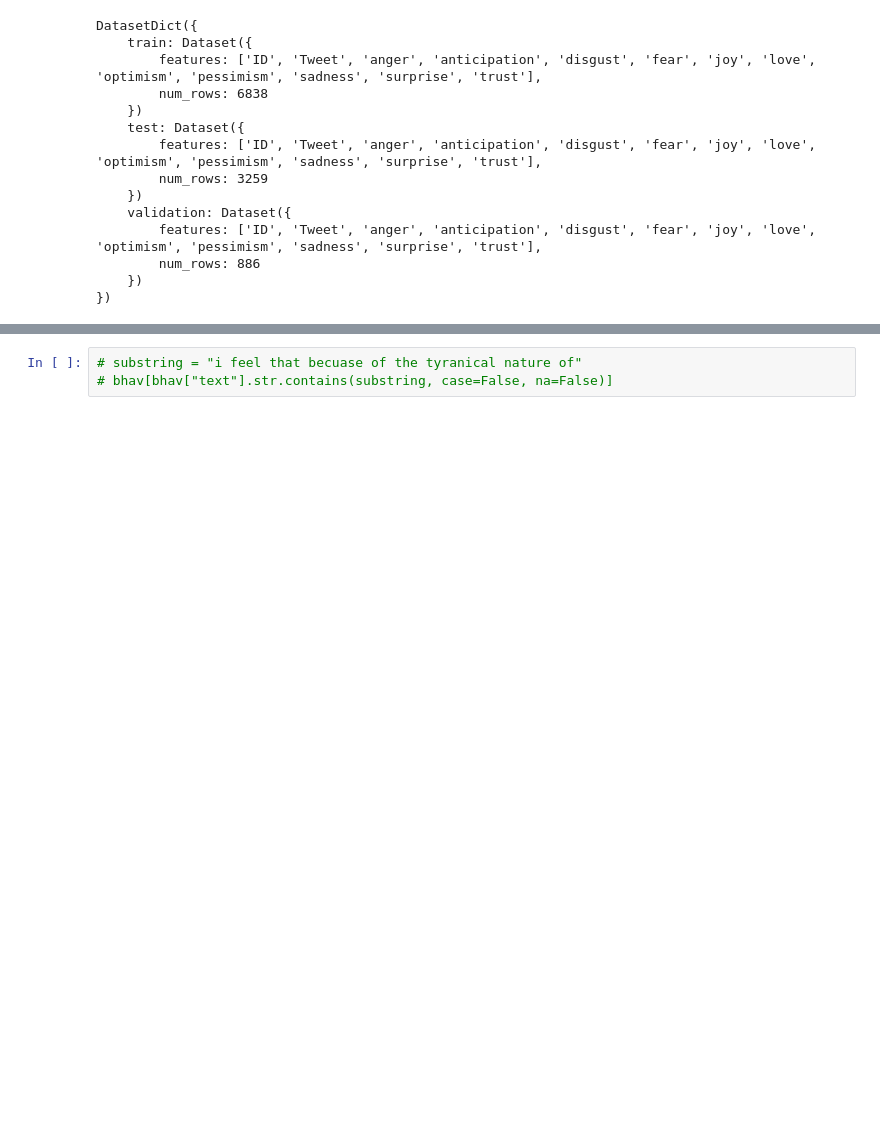
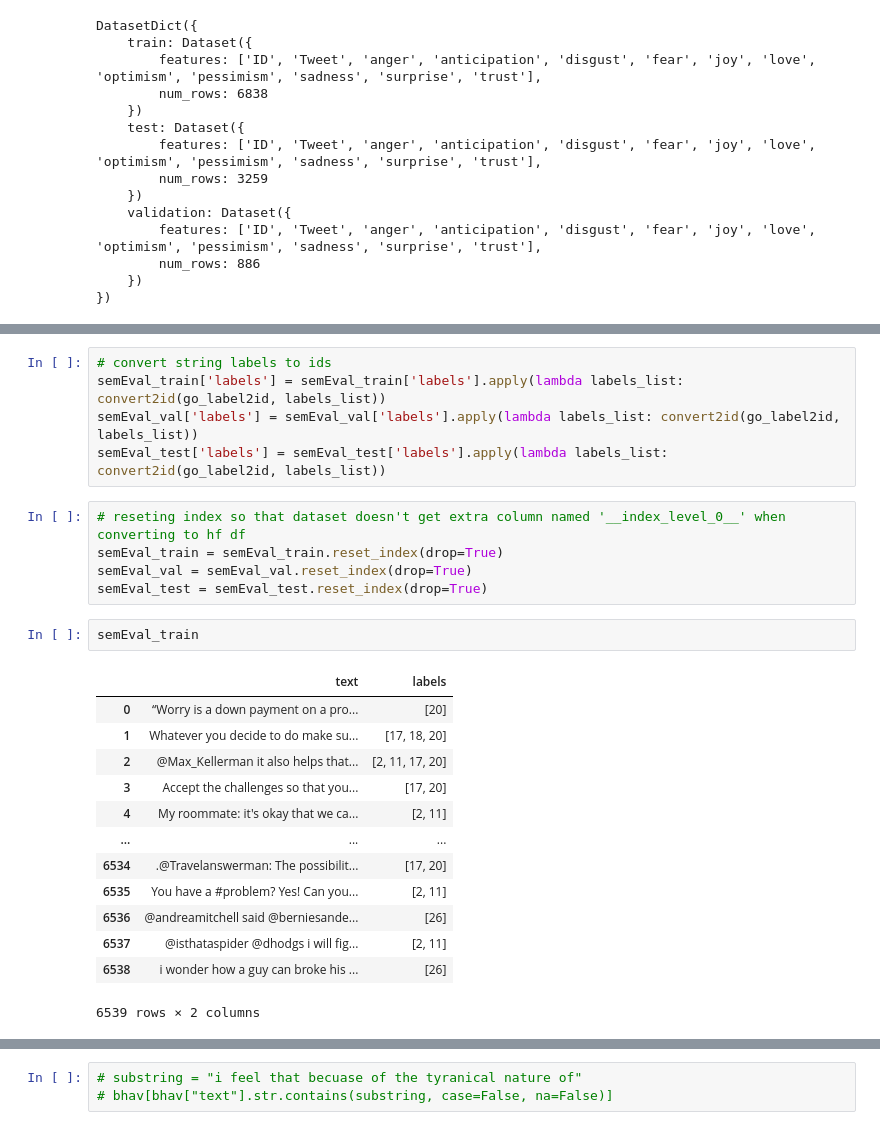
Before and after one commit to skcode0/saai, a Jupyter notebook: data_processing.ipynb, the cells around one changed output, grey strips where cells are left out. Cells and saved outputs as stored; diff of their text form; blank space fills up the shorter version.

```diff
--- a/data_processing.ipynb
+++ b/data_processing.ipynb
@@ -265,0 +416,26 @@ DatasetDict({
+# %%
+# convert string labels to ids
+semEval_train['labels'] = semEval_train['labels'].apply(lambda labels_list: convert2id(go_label2id, labels_list))
+semEval_val['labels'] = semEval_val['labels'].apply(lambda labels_list: convert2id(go_label2id, labels_list))
+semEval_test['labels'] = semEval_test['labels'].apply(lambda labels_list: convert2id(go_label2id, labels_list))
+# %%
+# reseting index so that dataset doesn't get extra column named '__index_level_0__' when converting to hf df
+semEval_train = semEval_train.reset_index(drop=True)
+semEval_val = semEval_val.reset_index(drop=True)
+semEval_test = semEval_test.reset_index(drop=True)
+# %%
+semEval_train
+# %% [output]
+|  | text | labels |
+| 0 | “Worry is a down payment on a pro... | [20] |
+| 1 | Whatever you decide to do make su... | [17, 18, 20] |
+| 2 | @Max_Kellerman it also helps that... | [2, 11, 17, 20] |
+| 3 | Accept the challenges so that you... | [17, 20] |
+| 4 | My roommate: it's okay that we ca... | [2, 11] |
+| ... | ... | ... |
+| 6534 | .@Travelanswerman: The possibilit... | [17, 20] |
+| 6535 | You have a #problem? Yes! Can you... | [2, 11] |
+| 6536 | @andreamitchell said @berniesande... | [26] |
+| 6537 | @isthataspider @dhodgs i will fig... | [2, 11] |
+| 6538 | i wonder how a guy can broke his ... | [26] |
+6539 rows × 2 columns
```
Also changed, not shown: parts of 15 cells of this notebook, 11 other files.
